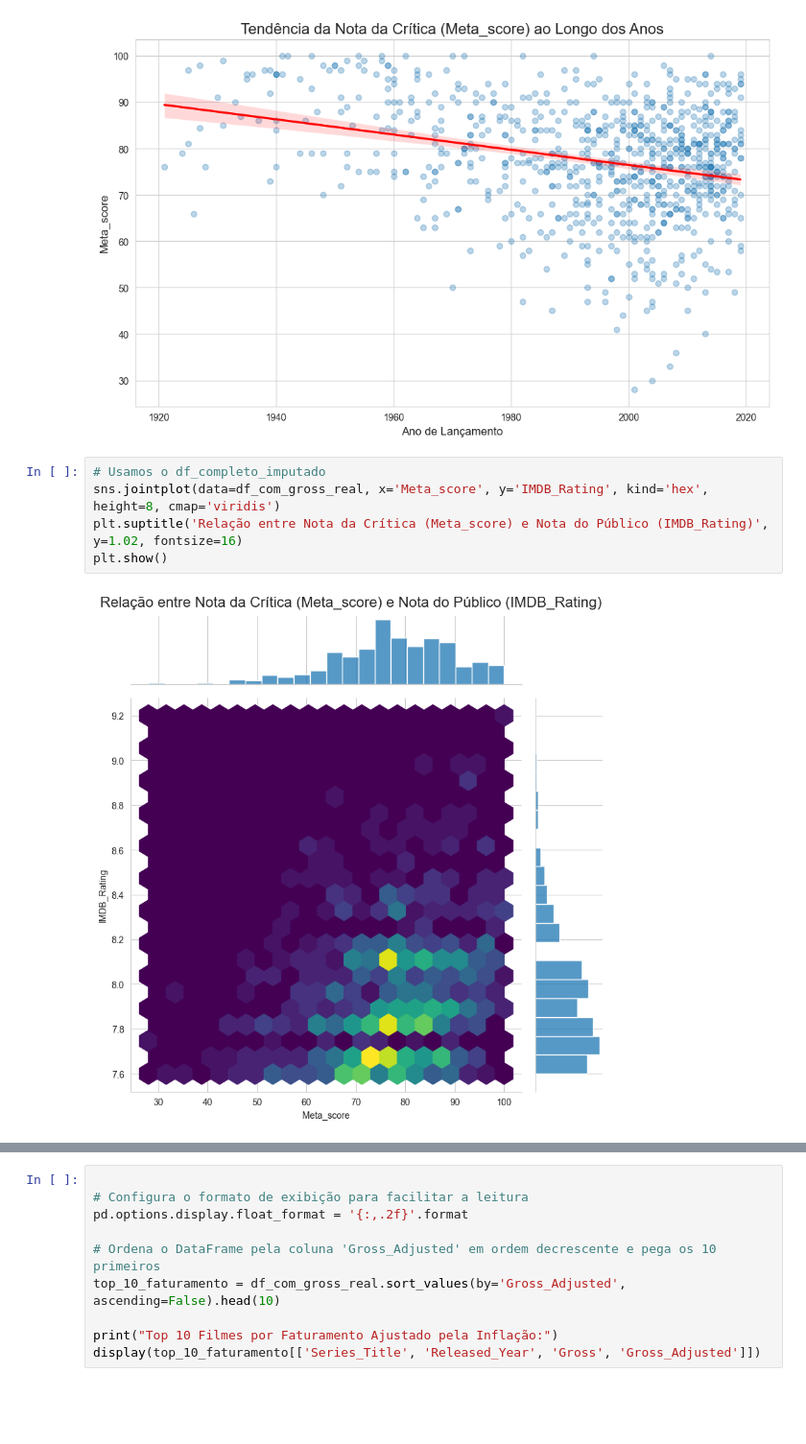
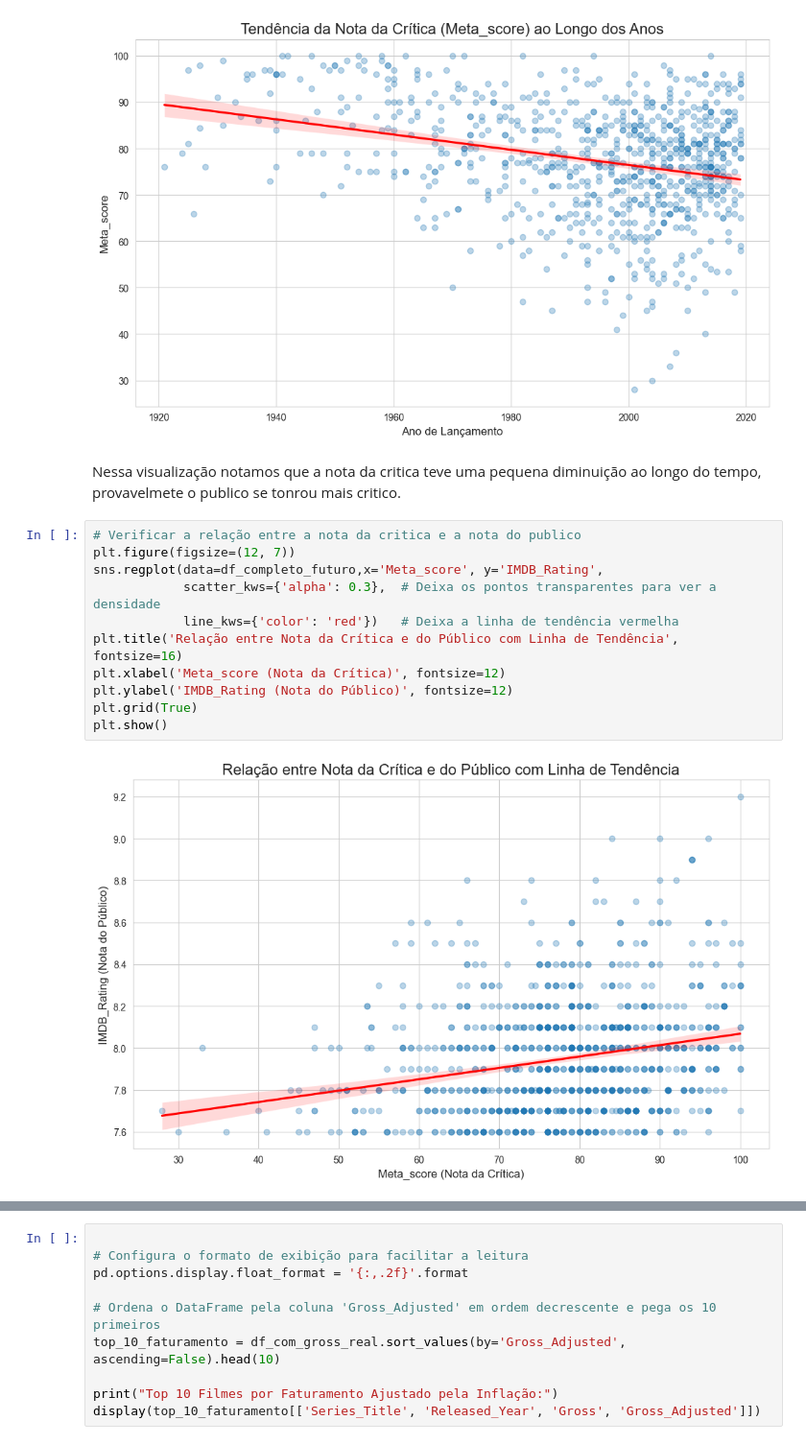
Before and after one commit to jrsm-hub/desafio-indicium-lighthouse, a Jupyter notebook: analise_filmes.ipynb, the cells around one changed output, grey strips where cells are left out. Shown at 96% size. Drawn from its saved outputs; the diff is of its cells as text; blank space fills up the shorter version.

```diff
--- a/analise_filmes.ipynb
+++ b/analise_filmes.ipynb
@@ -322,10 +328,18 @@ plt.grid(True)
 plt.show()
 # %% [output]
 [figure]
+# %% [markdown]
+Nessa visualização notamos que a nota da critica teve uma pequena diminuição ao longo do tempo, provavelmete o publico se tonrou mais critico.
 # %%
-# Usamos o df_completo_imputado
-sns.jointplot(data=df_com_gross_real, x='Meta_score', y='IMDB_Rating', kind='hex', height=8, cmap='viridis')
-plt.suptitle('Relação entre Nota da Crítica (Meta_score) e Nota do Público (IMDB_Rating)', y=1.02, fontsize=16)
+# Verificar a relação entre a nota da critica e a nota do publico
+plt.figure(figsize=(12, 7))
+sns.regplot(data=df_completo_futuro,x='Meta_score', y='IMDB_Rating',
+            scatter_kws={'alpha': 0.3},  # Deixa os pontos transparentes para ver a densidade
+            line_kws={'color': 'red'})   # Deixa a linha de tendência vermelha
+plt.title('Relação entre Nota da Crítica e do Público com Linha de Tendência', fontsize=16)
+plt.xlabel('Meta_score (Nota da Crítica)', fontsize=12)
+plt.ylabel('IMDB_Rating (Nota do Público)', fontsize=12)
+plt.grid(True)
 plt.show()
 # %% [output]
-[figure, old version]
+[figure, new version]
```
Also changed, not shown: parts of 56 cells of this notebook.
